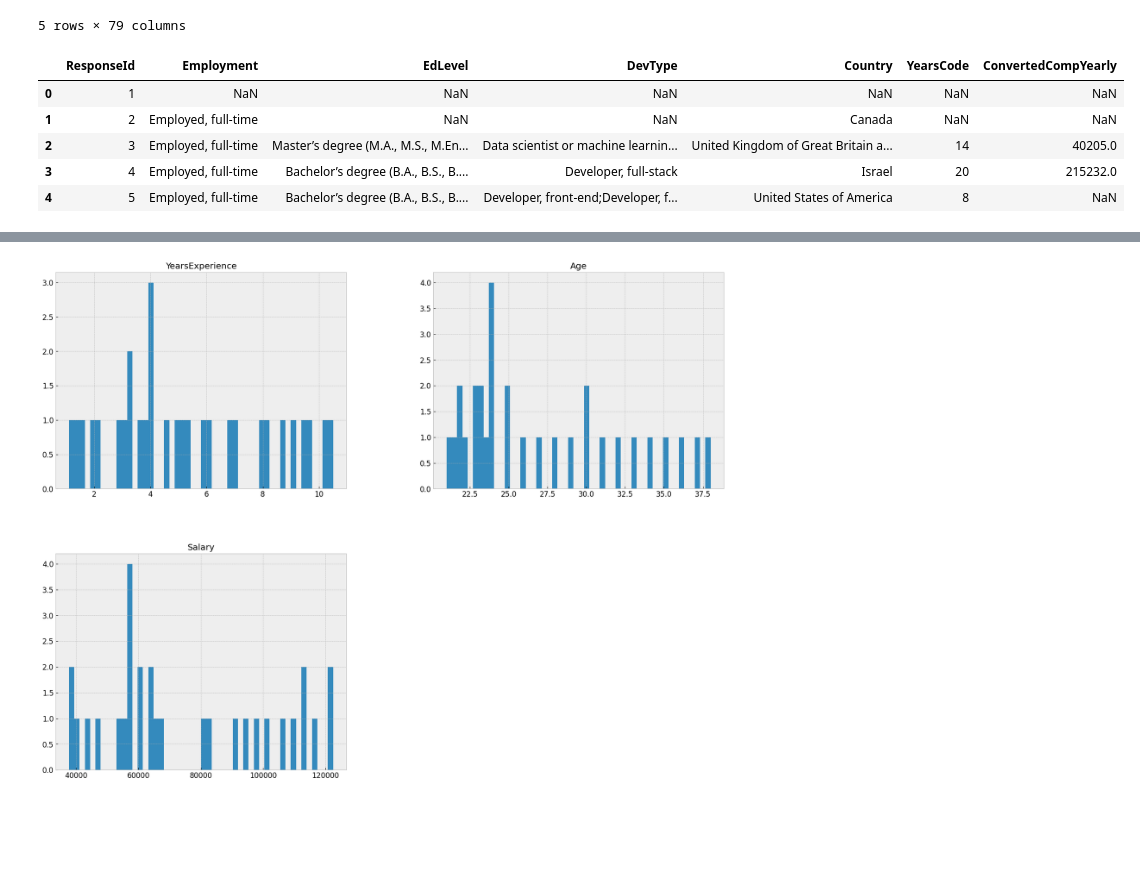
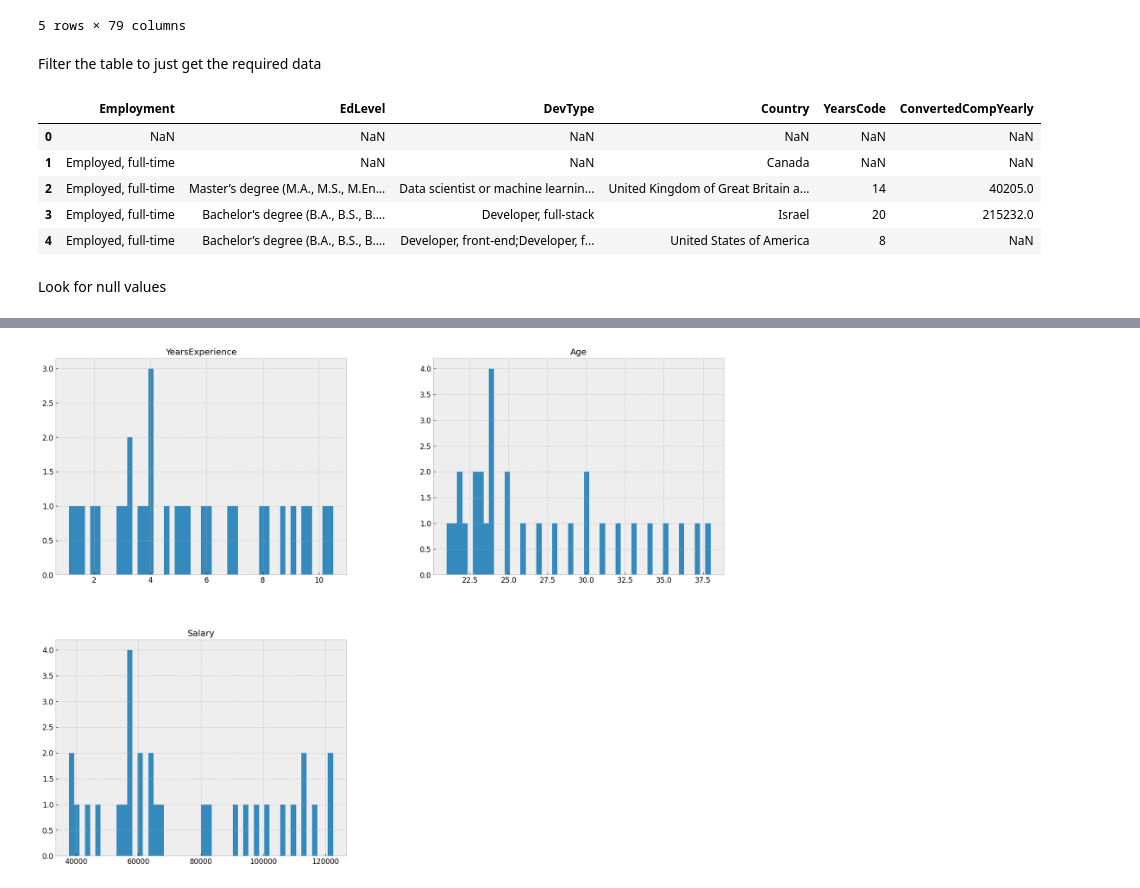
Before and after one commit to IT4063c-Spring23/final-project-dthapa1, a Jupyter notebook: source.ipynb, the cells around one changed output, grey strips where cells are left out. Cells and saved outputs as stored; diff of their text form; code cells hidden in the pictures; blank space fills up the shorter version.

```diff
--- a/source.ipynb
+++ b/source.ipynb
@@ -64,14 +69,18 @@ df.head()
 | 3 | 4 | I am a developer by profession | Employed, full-time | Fully remote | I don’t code outside of work | Bachelor’s degree (B.A., B.S., B.... | Books / Physical media;School (i.... | NaN | ... |
 | 4 | 5 | I am a developer by profession | Employed, full-time | Hybrid (some remote, some in-person) | Hobby | Bachelor’s degree (B.A., B.S., B.... | Other online resources (e.g., vid... | Technical documentation;Blogs;Sta... | ... |
 5 rows × 79 columns
+# %% [markdown]
+Filter the table to just get the required data
 # %%
-cols_to_keep = ['ResponseId', 'Employment', 'EdLevel', 'DevType', 'Country','YearsCode','ConvertedCompYearly']
+cols_to_keep = ['Employment', 'EdLevel', 'DevType', 'Country','YearsCode','ConvertedCompYearly']
 new_df = df.loc[:, cols_to_keep]
 new_df.head()
 # %% [output]
-|  | ResponseId | Employment | EdLevel | DevType | Country | YearsCode | ConvertedCompYearly |
-| 0 | 1 | NaN | NaN | NaN | NaN | NaN | NaN |
-| 1 | 2 | Employed, full-time | NaN | NaN | Canada | NaN | NaN |
-| 2 | 3 | Employed, full-time | Master’s degree (M.A., M.S., M.En... | Data scientist or machine learnin... | United Kingdom of Great Britain a... | 14 | 40205.0 |
-| 3 | 4 | Employed, full-time | Bachelor’s degree (B.A., B.S., B.... | Developer, full-stack | Israel | 20 | 215232.0 |
-| 4 | 5 | Employed, full-time | Bachelor’s degree (B.A., B.S., B.... | Developer, front-end;Developer, f... | United States of America | 8 | NaN |
+|  | Employment | EdLevel | DevType | Country | YearsCode | ConvertedCompYearly |
+| 0 | NaN | NaN | NaN | NaN | NaN | NaN |
+| 1 | Employed, full-time | NaN | NaN | Canada | NaN | NaN |
+| 2 | Employed, full-time | Master’s degree (M.A., M.S., M.En... | Data scientist or machine learnin... | United Kingdom of Great Britain a... | 14 | 40205.0 |
+| 3 | Employed, full-time | Bachelor’s degree (B.A., B.S., B.... | Developer, full-stack | Israel | 20 | 215232.0 |
+| 4 | Employed, full-time | Bachelor’s degree (B.A., B.S., B.... | Developer, front-end;Developer, f... | United States of America | 8 | NaN |
+# %% [markdown]
+Look for null values
```
Also changed, not shown: parts of 41 cells of this notebook.
